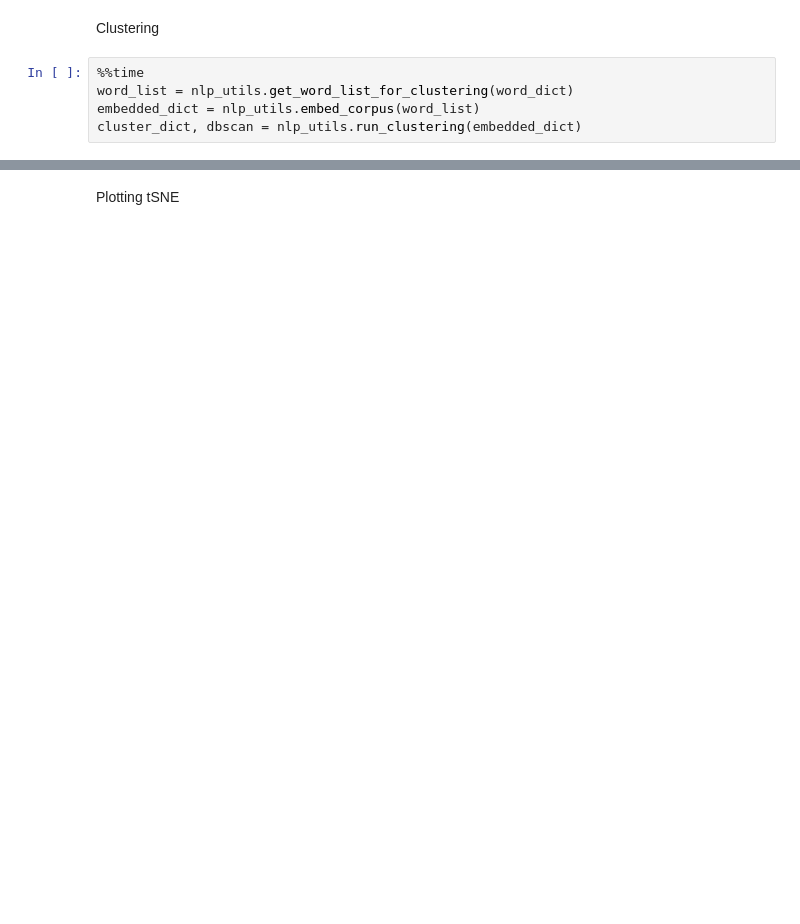
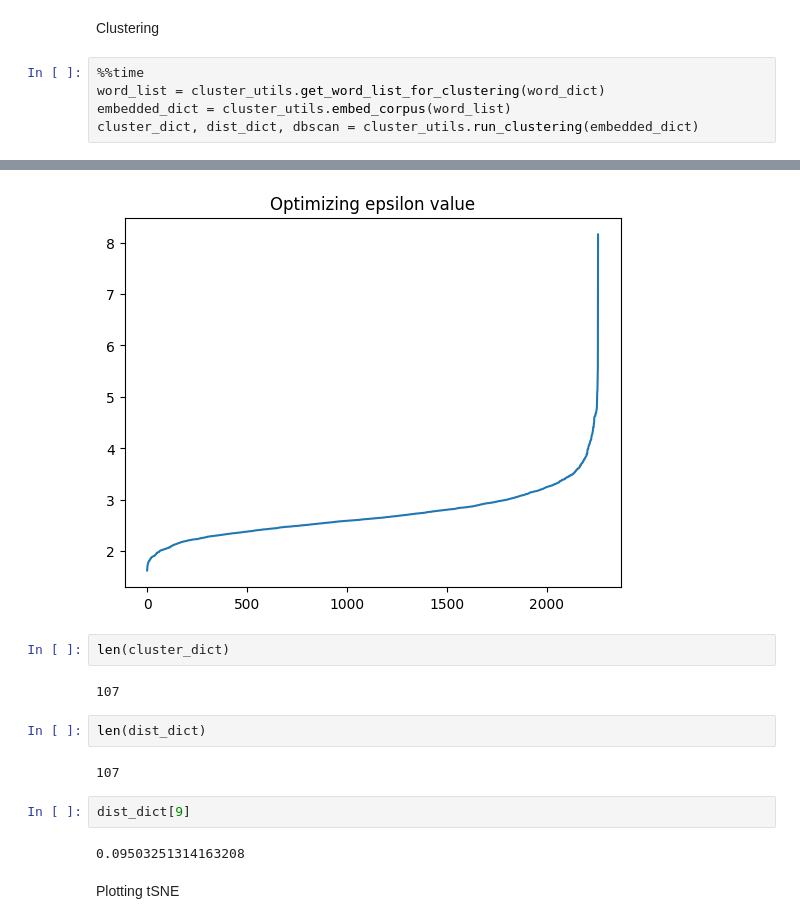
Before and after one commit to neumanh/K-anonymity-fot-texts, a Jupyter notebook: POC_v1.1.ipynb, the cells around one changed output, grey strips where cells are left out. Drawn from its saved outputs; the diff is of its cells as text; blank space fills up the shorter version.

```diff
--- a/POC_v1.1.ipynb
+++ b/POC_v1.1.ipynb
@@ -61,7 +61,7 @@ Wall time: 33.9 s
 Clustering
 # %%
 %%time
-word_list = nlp_utils.get_word_list_for_clustering(word_dict)
-embedded_dict = nlp_utils.embed_corpus(word_list)
-cluster_dict, dbscan = nlp_utils.run_clustering(embedded_dict)
+word_list = cluster_utils.get_word_list_for_clustering(word_dict)
+embedded_dict = cluster_utils.embed_corpus(word_list)
+cluster_dict, dist_dict, dbscan = cluster_utils.run_clustering(embedded_dict)
 # %% [output]
@@ -70,3 +71,16 @@ Wall time: 2.56 s
+[figure, added]
+# %%
+len(cluster_dict)
+# %% [output]
+107
+# %%
+len(dist_dict)
+# %% [output]
+107
+# %%
+dist_dict[9]
+# %% [output]
+0.09503251314163208
 # %% [markdown]
 Plotting tSNE
 # %%
```
Also changed, not shown: parts of 12 cells of this notebook, 3 other files.
